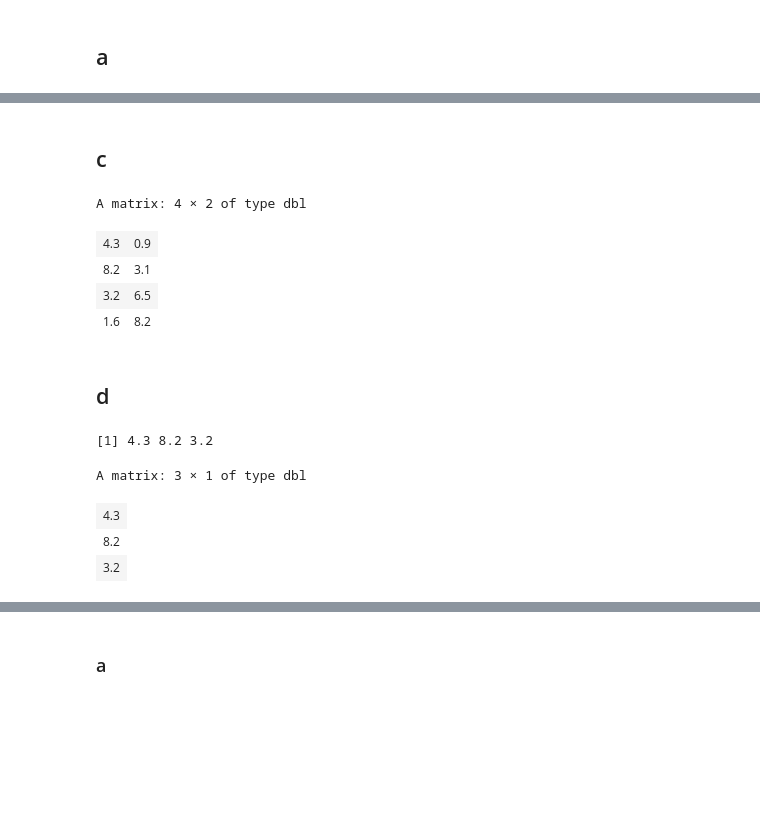
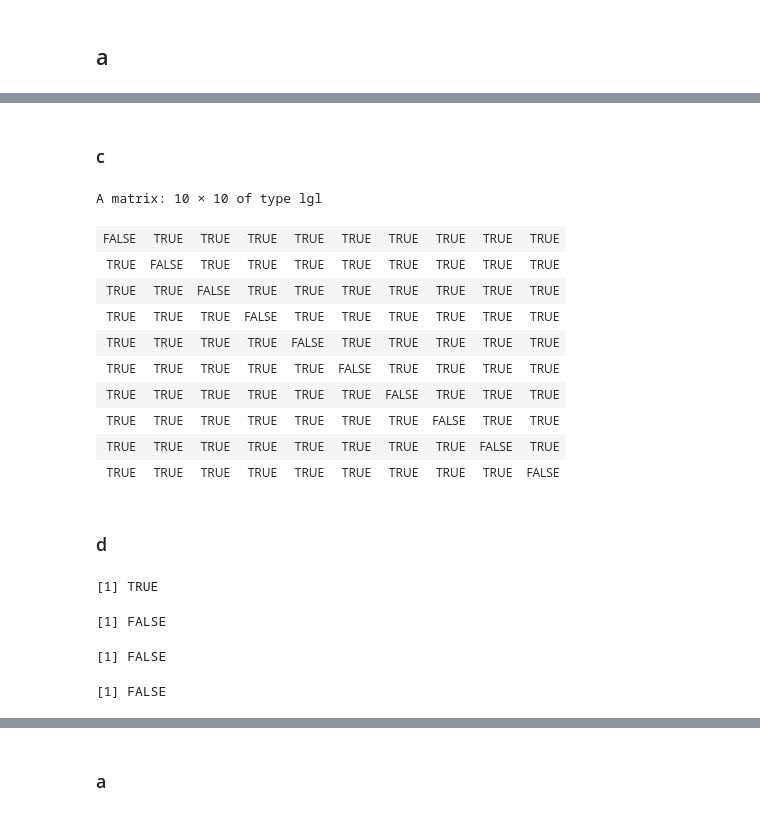
Before and after one commit to j-buss/The_Book_of_R, a Jupyter notebook: Chapter_04/Chapter 4.ipynb, the cells around one changed output, grey strips where cells are left out. Cells and saved outputs as stored; diff of their text form; code cells hidden in the pictures; blank space fills up the shorter version.

```diff
--- a/Chapter_04/Chapter 4.ipynb
+++ b/Chapter_04/Chapter 4.ipynb
@@ -25,2 +100,2 @@ dim(amat[-3,])
 # %% [markdown]
-## c
+### c
@@ -29,22 +102,30 @@ amat[,2]<-sort(amat[,2])
-# %%
-amat
-# %% [output]
-A matrix: 4 × 2 of type dbl
-| 4.3 | 0.9 |
-| 8.2 | 3.1 |
-| 3.2 | 6.5 |
-| 1.6 | 8.2 |
+# %%
+cmatrix <- diag(x=10)
+cmatrix==0
+# %% [output]
+A matrix: 10 × 10 of type lgl
+| FALSE | TRUE | TRUE | TRUE | TRUE | TRUE | TRUE | TRUE | TRUE | TRUE |
+| TRUE | FALSE | TRUE | TRUE | TRUE | TRUE | TRUE | TRUE | TRUE | TRUE |
+| TRUE | TRUE | FALSE | TRUE | TRUE | TRUE | TRUE | TRUE | TRUE | TRUE |
+| TRUE | TRUE | TRUE | FALSE | TRUE | TRUE | TRUE | TRUE | TRUE | TRUE |
+| TRUE | TRUE | TRUE | TRUE | FALSE | TRUE | TRUE | TRUE | TRUE | TRUE |
+| TRUE | TRUE | TRUE | TRUE | TRUE | FALSE | TRUE | TRUE | TRUE | TRUE |
+| TRUE | TRUE | TRUE | TRUE | TRUE | TRUE | FALSE | TRUE | TRUE | TRUE |
+| TRUE | TRUE | TRUE | TRUE | TRUE | TRUE | TRUE | FALSE | TRUE | TRUE |
+| TRUE | TRUE | TRUE | TRUE | TRUE | TRUE | TRUE | TRUE | FALSE | TRUE |
+| TRUE | TRUE | TRUE | TRUE | TRUE | TRUE | TRUE | TRUE | TRUE | FALSE |
 # %% [markdown]
-## d
+### d
-# %%
-amat[-4,-2]
-# %% [output]
-[1] 4.3 8.2 3.2
-# %%
-matrix(amat[-4,-2])
-# %% [output]
-A matrix: 3 × 1 of type dbl
-| 4.3 |
-| 8.2 |
-| 3.2 |
+# %%
+any(barray==((6/2)+4))
+any(barray_2==((6/2)+4))
+# %% [output]
+[1] TRUE
+[1] FALSE
+# %%
+all(barray==((6/2)+4))
+all(barray_2==((6/2)+4))
+# %% [output]
+[1] FALSE
+[1] FALSE
 # %% [markdown]
```
Also changed, not shown: parts of 120 cells of this notebook.
